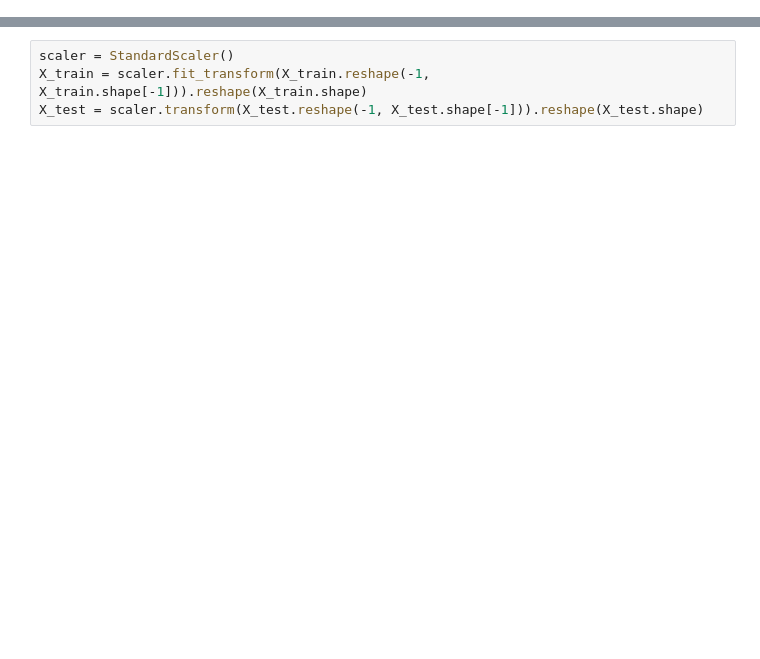
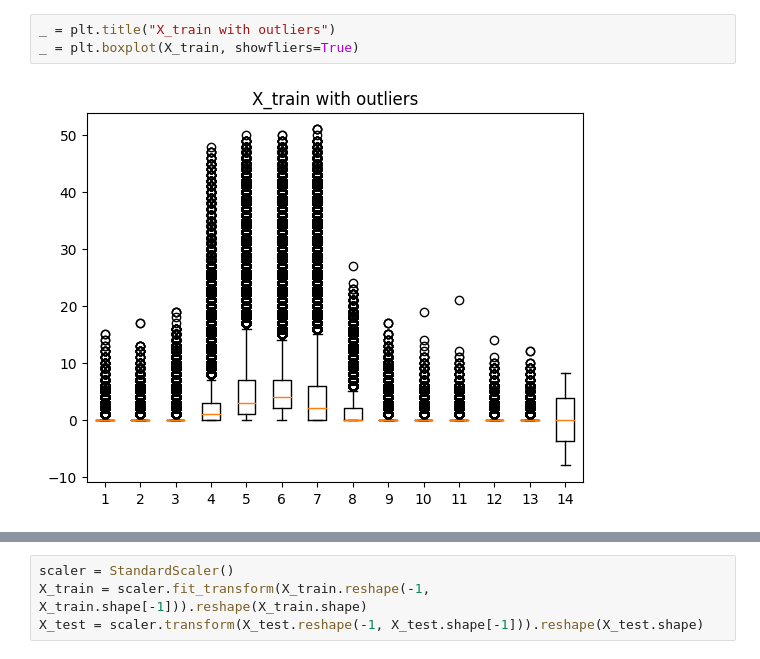
Before and after one commit to nhanvtran/directional-pixel-detectors, a Jupyter notebook: multiclassifier/SimpleNN_ylocalyprofileQkeras1.ipynb, the cells around one changed output, grey strips where cells are left out. Drawn from its saved outputs; the diff is of its cells as text; blank space fills up the shorter version.

```diff
--- a/multiclassifier/SimpleNN_ylocalyprofileQkeras1.ipynb
+++ b/multiclassifier/SimpleNN_ylocalyprofileQkeras1.ipynb
@@ -110,0 +71,5 @@ array([[0],
+# %%
+_ = plt.title("X_train with outliers")
+_ = plt.boxplot(X_train, showfliers=True)
+# %% [output]
+[figure, added]
```
Also changed, not shown: parts of 39 cells of this notebook, 10 other files.
